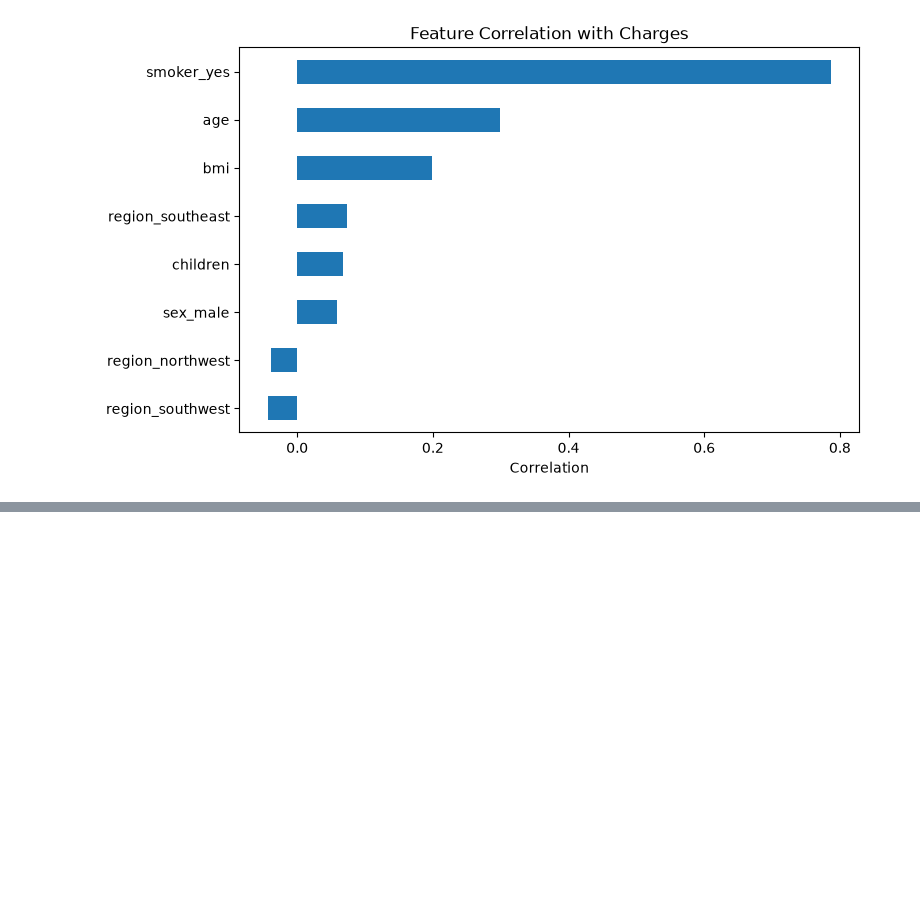
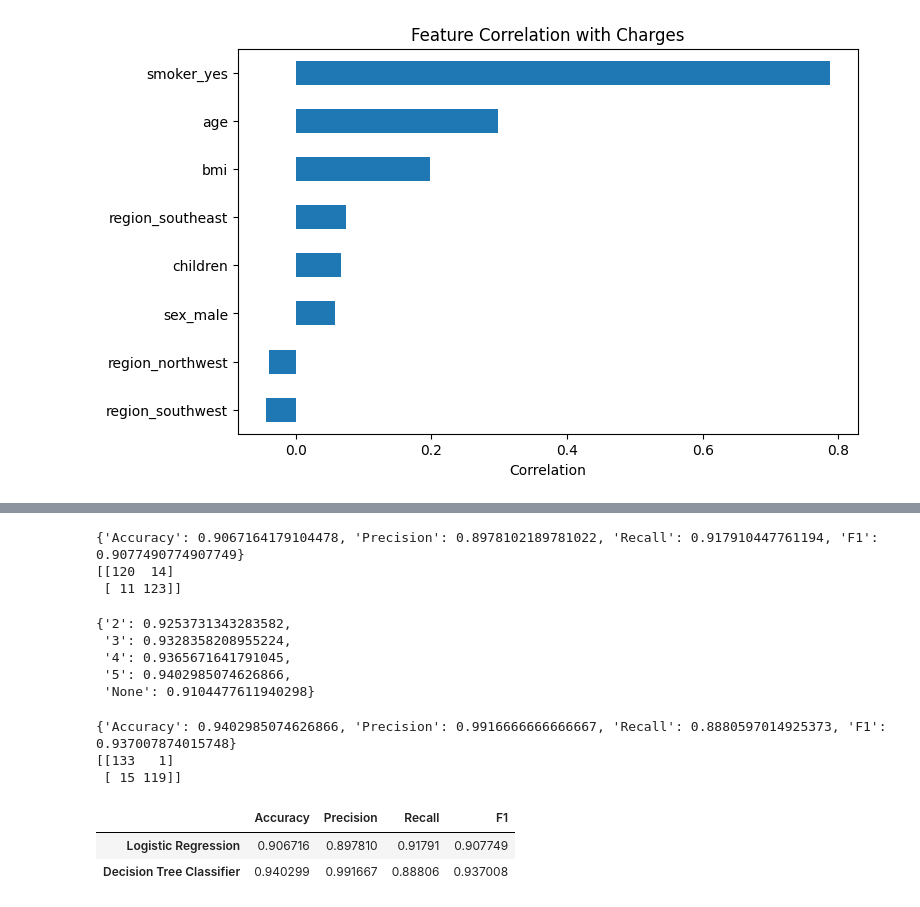
Before and after one commit to XAIZ096/EECE5644-Minin-Project-02, a Jupyter notebook: MiniProject2.ipynb, the cells around one changed output, grey strips where cells are left out. Drawn from its saved outputs; the diff is of its cells as text; code cells hidden in the pictures; blank space fills up the shorter version.

```diff
--- a/MiniProject2.ipynb
+++ b/MiniProject2.ipynb
@@ -151,0 +197,12 @@ plt.show()
+# %%
+lr_multi = LinearRegression()
+lr_multi.fit(X_train, y_train)
+y_pred_multi = lr_multi.predict(X_test)
+
+mae = mean_absolute_error(y_test, y_pred_multi)
+mse = mean_squared_error(y_test, y_pred_multi)
+rmse = np.sqrt(mse)
+r2 = r2_score(y_test, y_pred_multi)
+
+results["Multiple Linear Regression"] = {"MAE": mae, "MSE": mse, "RMSE": rmse, "R2": r2}
+results
@@ -151,0 +486,64 @@ plt.show()
+# %%
+log_reg = LogisticRegression(max_iter=1000)
+log_reg.fit(X_train_c, y_train_c)
+y_pred_lr = log_reg.predict(X_test_c)
+
+class_results = {}
+class_results["Logistic Regression"] = {
+    "Accuracy": accuracy_score(y_test_c, y_pred_lr),
+    "Precision": precision_score(y_test_c, y_pred_lr),
+    "Recall": recall_score(y_test_c, y_pred_lr),
+    "F1": f1_score(y_test_c, y_pred_lr),
+}
+
+print(class_results["Logistic Regression"])
+print(confusion_matrix(y_test_c, y_pred_lr))
+# %% [output]
+{'Accuracy': 0.9067164179104478, 'Precision': 0.8978102189781022, 'Recall': 0.917910447761194, 'F1': 0.9077490774907749}
+[[120  14]
+ [ 11 123]]
+# %%
+from sklearn.tree import DecisionTreeClassifier
+
+depths = [2, 3, 4, 5, None]
+tree_class_summary = {}
+
+for d in depths:
+    tree_c = DecisionTreeClassifier(max_depth=d, random_state=42)
+    tree_c.fit(X_train_c, y_train_c)
+    y_pred = tree_c.predict(X_test_c)
+    tree_class_summary[str(d)] = accuracy_score(y_test_c, y_pred)
+
+tree_class_summary
+# %% [output]
+{'2': 0.9253731343283582,
+ '3': 0.9328358208955224,
+ '4': 0.9365671641791045,
+ '5': 0.9402985074626866,
+ 'None': 0.9104477611940298}
+# %%
+best_depth_class = 5
+
+tree_c_final = DecisionTreeClassifier(max_depth=best_depth_class, random_state=42)
+tree_c_final.fit(X_train_c, y_train_c)
+y_pred_tree_c = tree_c_final.predict(X_test_c)
+
+class_results["Decision Tree Classifier"] = {
+    "Accuracy": accuracy_score(y_test_c, y_pred_tree_c),
+    "Precision": precision_score(y_test_c, y_pred_tree_c),
+    "Recall": recall_score(y_test_c, y_pred_tree_c),
+    "F1": f1_score(y_test_c, y_pred_tree_c),
+}
+
+print(class_results["Decision Tree Classifier"])
+print(confusion_matrix(y_test_c, y_pred_tree_c))
+
+class_summary_table = pd.DataFrame(class_results).T
+class_summary_table
+# %% [output]
+{'Accuracy': 0.9402985074626866, 'Precision': 0.9916666666666667, 'Recall': 0.8880597014925373, 'F1': 0.937007874015748}
+[[133   1]
+ [ 15 119]]
+|  | Accuracy | Precision | Recall | F1 |
+| Logistic Regression | 0.906716 | 0.897810 | 0.91791 | 0.907749 |
+| Decision Tree Classifier | 0.940299 | 0.991667 | 0.88806 | 0.937008 |
```
Also changed, not shown: parts of 19 cells of this notebook, 1 other file.
